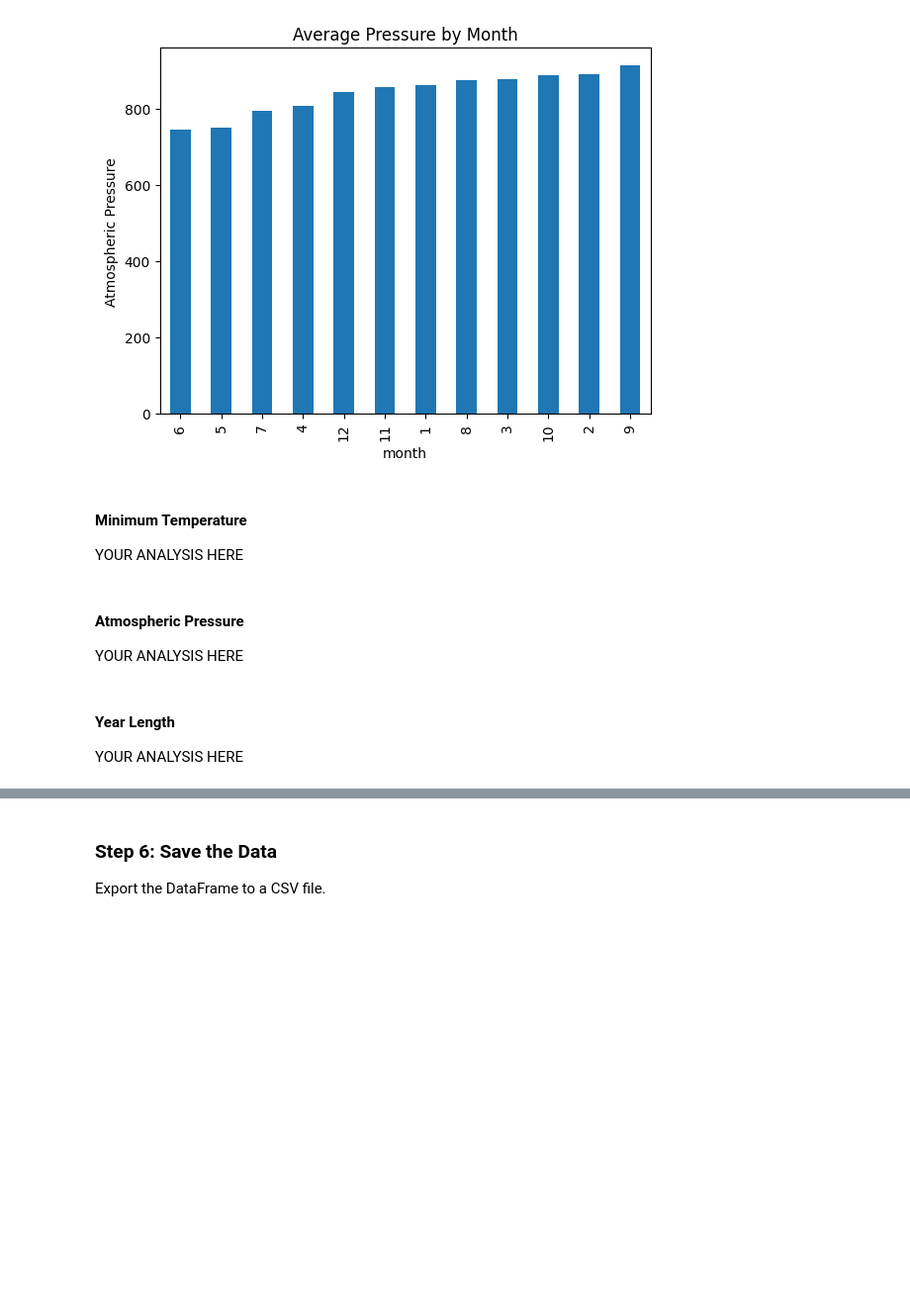
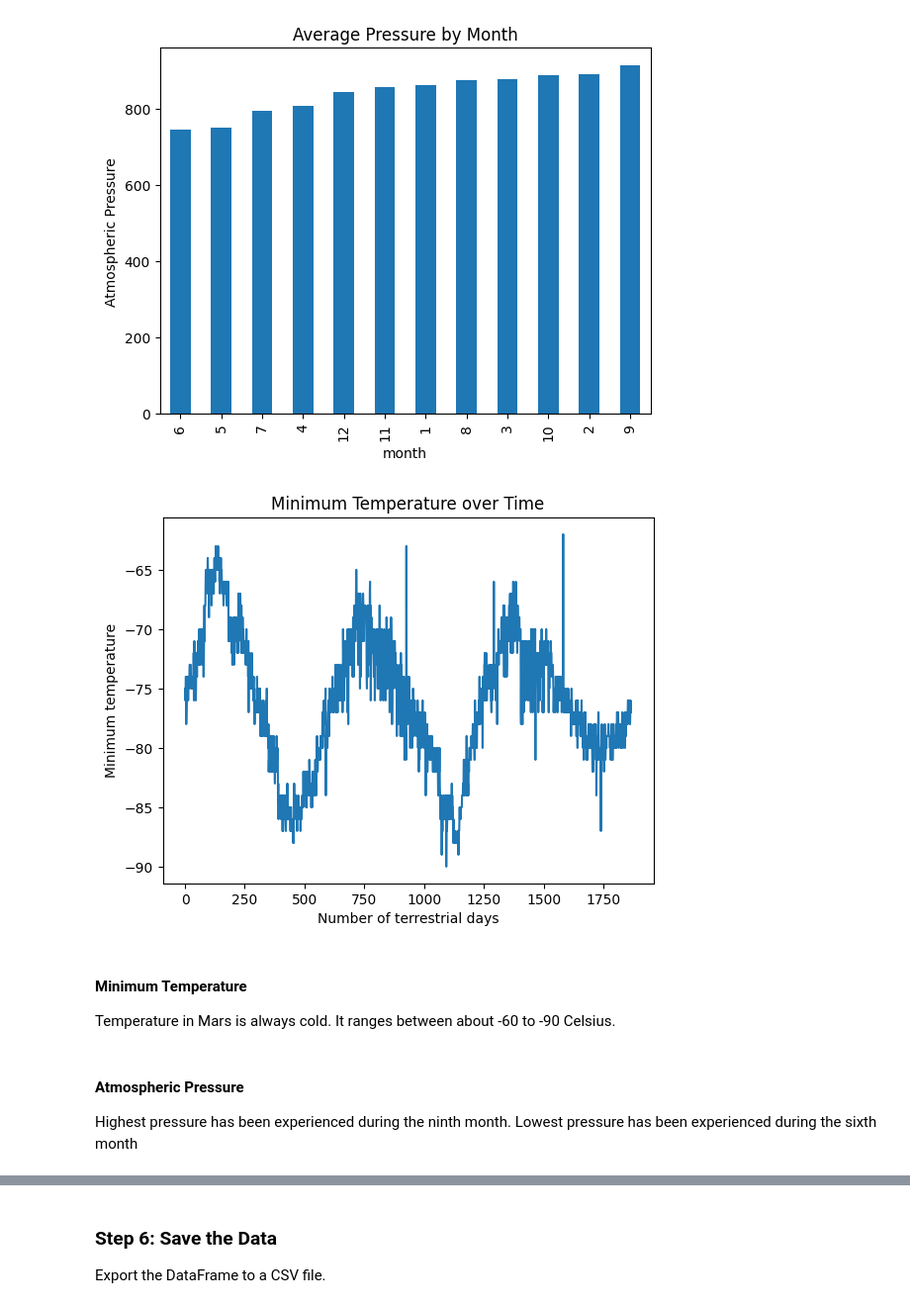
Before and after one commit to renzsupnet/soup_challenge, a Jupyter notebook: part_2_mars_weather.ipynb, the cells around one changed output, grey strips where cells are left out. Shown: that part at 99% size. Saved outputs shown, nothing was run; the diff lists cells and outputs as text; code cells hidden in the pictures; blank space fills up the shorter version.

Commit message:
Added graph for min temp over time as well as analysis

```diff
--- a/part_2_mars_weather.ipynb
+++ b/part_2_mars_weather.ipynb
@@ -203,15 +203,18 @@ plt.show()
 # %%
 # 5. How many terrestrial (Earth) days are there in a Martian year?
 # Visually estimate the result by plotting the daily minimum temperature of each observation in the data set.
+df.min_temp.plot()
+plt.xlabel('Number of terrestrial days')
+plt.ylabel('Minimum temperature')
+plt.title("Minimum Temperature over Time")
+plt.show()
+# %% [output]
+[figure, added]
-# %% [markdown]
-#### Minimum Temperature
-
-YOUR ANALYSIS HERE
-# %% [markdown]
-#### Atmospheric Pressure
-
-YOUR ANALYSIS HERE
-# %% [markdown]
-#### Year Length
-
-YOUR ANALYSIS HERE
+# %% [markdown]
+#### Minimum Temperature
+
+Temperature in Mars is always cold. It ranges between about -60 to -90 Celsius.
+# %% [markdown]
+#### Atmospheric Pressure
+
+Highest pressure has been experienced during the ninth month. Lowest pressure has been experienced during the sixth month
```
Also changed, not shown: parts of 1 cell of this notebook.
